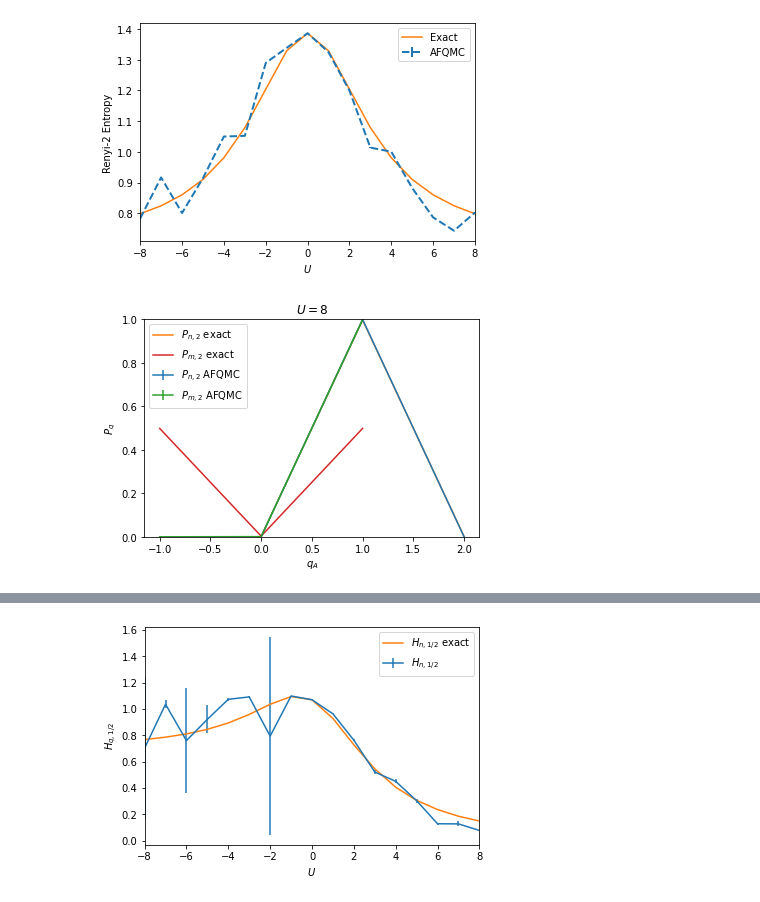
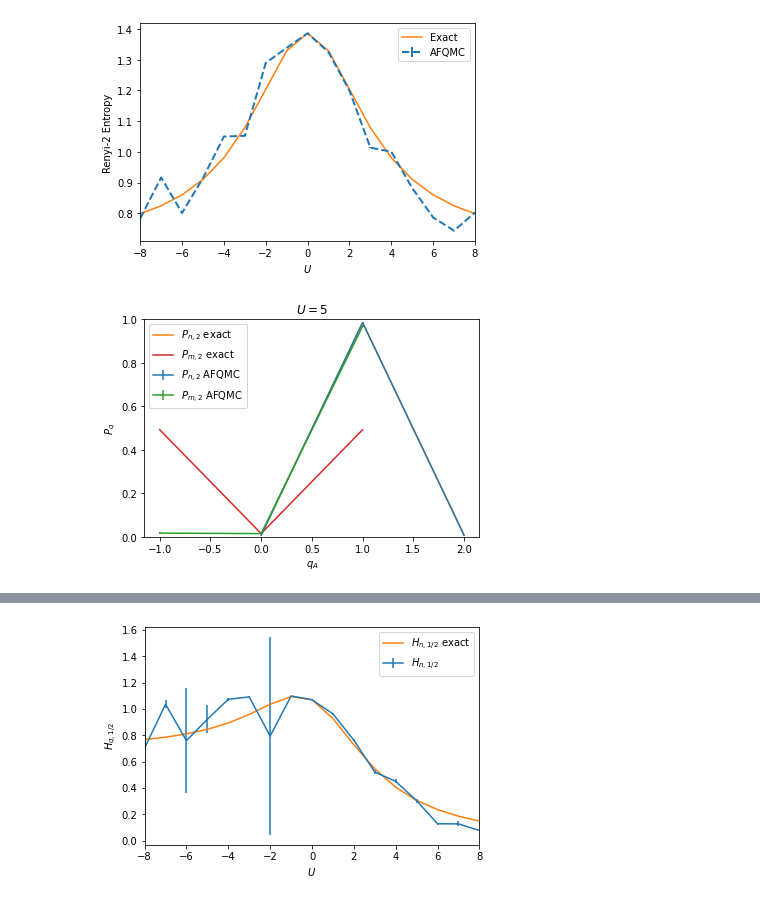
Before and after one commit to Terkadur/AFQMC, a Jupyter notebook: plot_two_site.ipynb, the cells around one changed output, grey strips where cells are left out. Drawn from its saved outputs; the diff is of its cells as text; code cells hidden in the pictures.

```diff
--- a/plot_two_site.ipynb
+++ b/plot_two_site.ipynb
@@ -152,6 +152,6 @@ plot_etgent_two_site("./data/two_site/processed/EtgEnt_LA1_N2_beta50.0_seed1234.
 # %% [output]
 [figure]
 # %%
-plot_distribution_two_site("./data/two_site/processed/Pq2_LA1_N2_beta18.0_seed1234.jld", 8)
+plot_distribution_two_site("./data/1x2/processed/Pq2_LA1_N2_beta18.0_seed1234.jld", 5)
 # %% [output]
-[figure, old version]
+[figure, new version]
```
Also changed, not shown: parts of 1 cell of this notebook, 33 other files.
